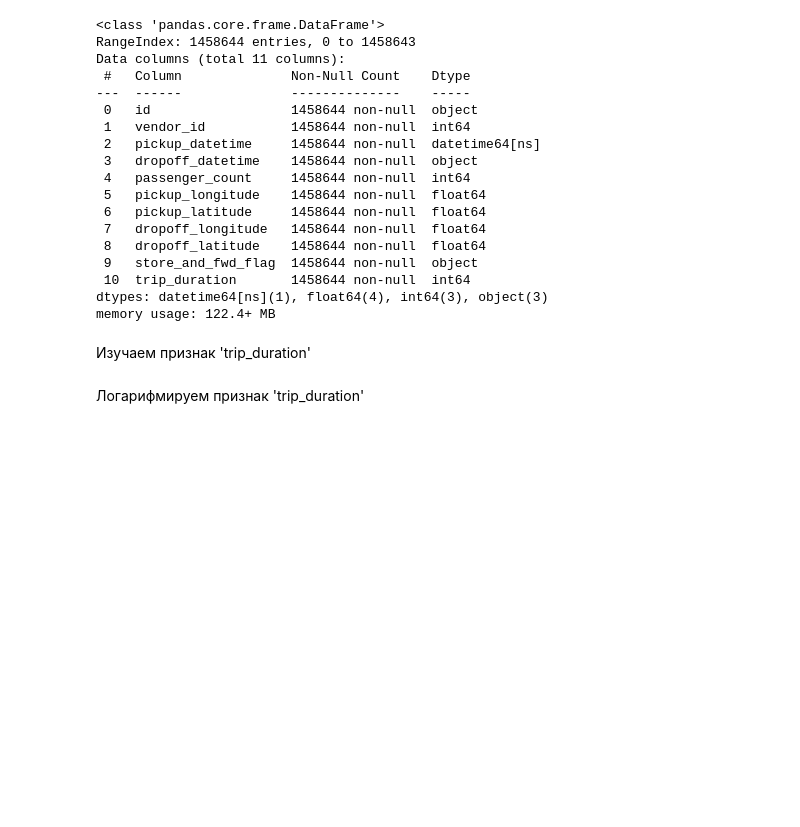
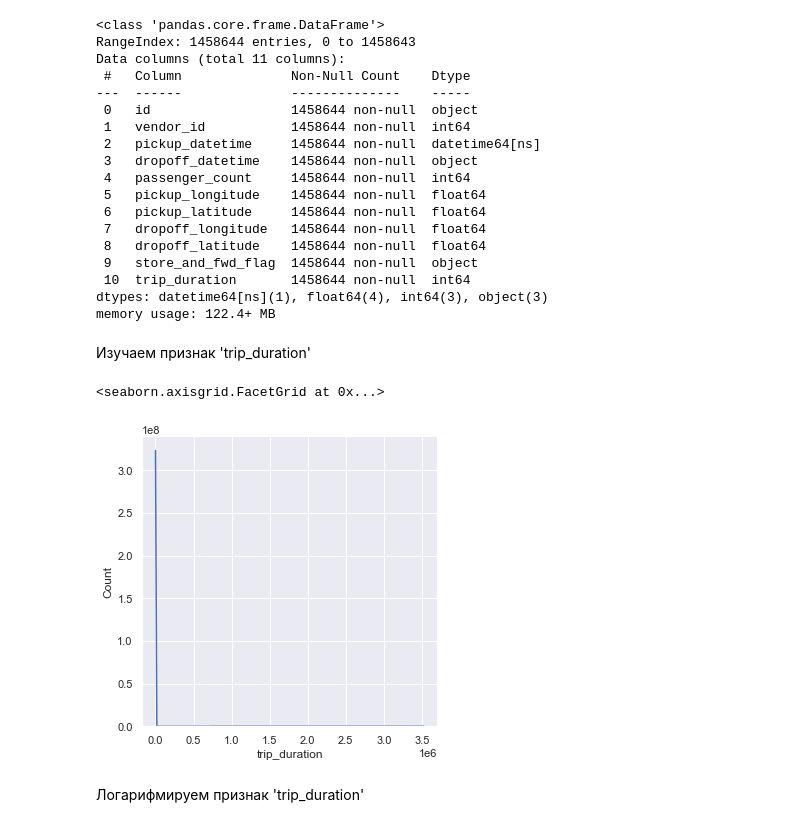
Before and after one commit to AndreyCh20/ml-course-hse-homeworks, a Jupyter notebook: 2/hw2.ipynb, the cells around one changed output. Saved outputs shown, nothing was run; the diff lists cells and outputs as text; code cells hidden in the pictures; blank space fills up the shorter version.

```diff
--- a/2/hw2.ipynb
+++ b/2/hw2.ipynb
@@ -62,7 +62,10 @@ df.drop(columns='dropoff_datetime', inplace=True)
 Изучаем признак 'trip_duration'
 # %%
 # раскомментировать перед загрузкой
-# sns.displot(df['trip_duration'], bins=5, kde=True)
+sns.displot(df['trip_duration'], bins=5, kde=True)
+# %% [output]
+<seaborn.axisgrid.FacetGrid at 0x...>
+[figure, added]
 # %% [markdown]
 Логарифмируем признак 'trip_duration'
 # %%
```
Also changed, not shown: parts of 5 cells of this notebook.
